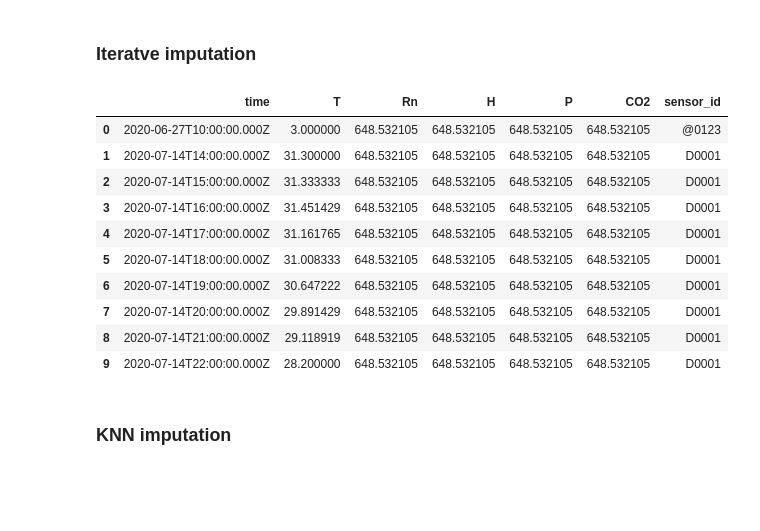
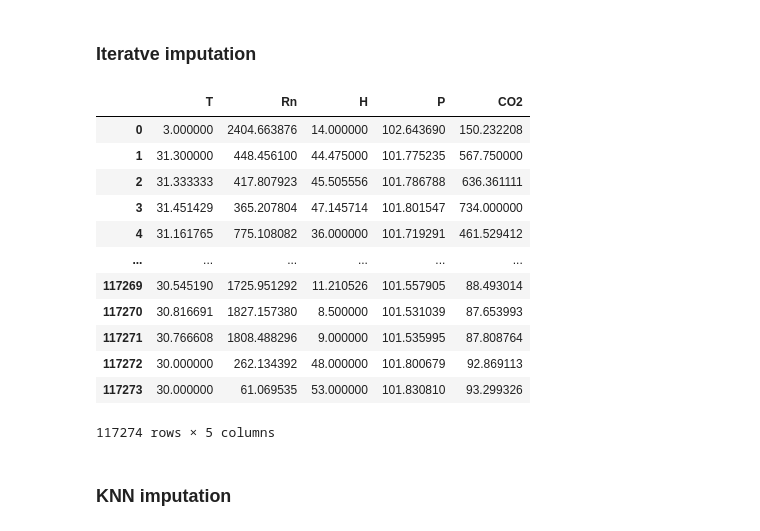
Before and after one commit to ValdoMpinga/rnhealth-scripts, a Jupyter notebook: dataCleaningAndNormalization/dataCleaningAndNormalization.ipynb, the cells around one changed output. Cells and saved outputs as stored; diff of their text form; code cells hidden in the pictures; blank space fills up the shorter version.

Commit message:
feat: Data imputation with iterative imputation done

```diff
--- a/dataCleaningAndNormalization/dataCleaningAndNormalization.ipynb
+++ b/dataCleaningAndNormalization/dataCleaningAndNormalization.ipynb
@@ -23,3 +23,5 @@ measurementsDf.head(10)
 | 7 | 2020-07-14T20:00:00.000Z | 29.891429 | NaN | 28.597143 | NaN | 400.000000 | D0001 |
 | 8 | 2020-07-14T21:00:00.000Z | 29.118919 | NaN | 29.162162 | NaN | 400.000000 | D0001 |
 | 9 | 2020-07-14T22:00:00.000Z | 28.200000 | NaN | 31.611111 | NaN | 400.000000 | D0001 |
+# %%
+cont_feats = [col for col in measurementsDf.columns if measurementsDf[col].dtype != object]
@@ -113,27 +119,26 @@ measurementsDf.head(15)
 # %%
 iterative_imputater = IterativeImputer()
 # %%
-measurementsDf['T'] =  iterative_imputater.fit_transform(measurementsDf[["T"]]).ravel()
-measurementsDf['Rn'] =  iterative_imputater.fit_transform(measurementsDf[["Rn"]]).ravel()
-measurementsDf['H'] =  iterative_imputater.fit_transform(measurementsDf[["Rn"]]).ravel()
-measurementsDf['P'] =  iterative_imputater.fit_transform(measurementsDf[["Rn"]]).ravel()
-measurementsDf['CO2'] =  iterative_imputater.fit_transform(measurementsDf[["Rn"]]).ravel()
-
-
-measurementsDf.head(10)
+iter_imputer = IterativeImputer(random_state=42)
+iter_imputed = iter_imputer.fit_transform(measurementsDf[cont_feats])
+df_iter_imputed = pd.DataFrame(iter_imputed, columns=cont_feats)
 #iterative_imputater.fit_transform(measurementsDf)
-# %% [output]
-|  | time | T | Rn | H | P | CO2 | sensor_id |
-| 0 | 2020-06-27T10:00:00.000Z | 3.000000 | 648.532105 | 648.532105 | 648.532105 | 648.532105 | @0123 |
-| 1 | 2020-07-14T14:00:00.000Z | 31.300000 | 648.532105 | 648.532105 | 648.532105 | 648.532105 | D0001 |
-| 2 | 2020-07-14T15:00:00.000Z | 31.333333 | 648.532105 | 648.532105 | 648.532105 | 648.532105 | D0001 |
-| 3 | 2020-07-14T16:00:00.000Z | 31.451429 | 648.532105 | 648.532105 | 648.532105 | 648.532105 | D0001 |
-| 4 | 2020-07-14T17:00:00.000Z | 31.161765 | 648.532105 | 648.532105 | 648.532105 | 648.532105 | D0001 |
-| 5 | 2020-07-14T18:00:00.000Z | 31.008333 | 648.532105 | 648.532105 | 648.532105 | 648.532105 | D0001 |
-| 6 | 2020-07-14T19:00:00.000Z | 30.647222 | 648.532105 | 648.532105 | 648.532105 | 648.532105 | D0001 |
-| 7 | 2020-07-14T20:00:00.000Z | 29.891429 | 648.532105 | 648.532105 | 648.532105 | 648.532105 | D0001 |
-| 8 | 2020-07-14T21:00:00.000Z | 29.118919 | 648.532105 | 648.532105 | 648.532105 | 648.532105 | D0001 |
-| 9 | 2020-07-14T22:00:00.000Z | 28.200000 | 648.532105 | 648.532105 | 648.532105 | 648.532105 | D0001 |
+# %%
+df_iter_imputed
+# %% [output]
+|  | T | Rn | H | P | CO2 |
+| 0 | 3.000000 | 2404.663876 | 14.000000 | 102.643690 | 150.232208 |
+| 1 | 31.300000 | 448.456100 | 44.475000 | 101.775235 | 567.750000 |
+| 2 | 31.333333 | 417.807923 | 45.505556 | 101.786788 | 636.361111 |
+| 3 | 31.451429 | 365.207804 | 47.145714 | 101.801547 | 734.000000 |
+| 4 | 31.161765 | 775.108082 | 36.000000 | 101.719291 | 461.529412 |
+| ... | ... | ... | ... | ... | ... |
+| 117269 | 30.545190 | 1725.951292 | 11.210526 | 101.557905 | 88.493014 |
+| 117270 | 30.816691 | 1827.157380 | 8.500000 | 101.531039 | 87.653993 |
+| 117271 | 30.766608 | 1808.488296 | 9.000000 | 101.535995 | 87.808764 |
+| 117272 | 30.000000 | 262.134392 | 48.000000 | 101.800679 | 92.869113 |
+| 117273 | 30.000000 | 61.069535 | 53.000000 | 101.830810 | 93.299326 |
+117274 rows × 5 columns
 # %% [markdown]
 ### KNN imputation
 # %%
```
Also changed, not shown: parts of 1 cell of this notebook.
